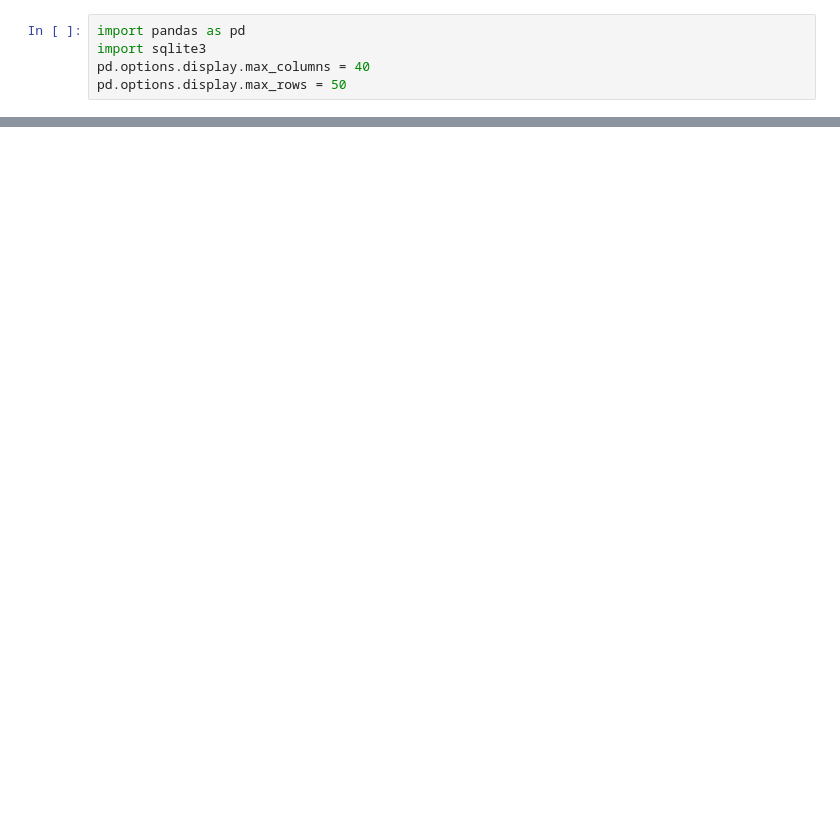
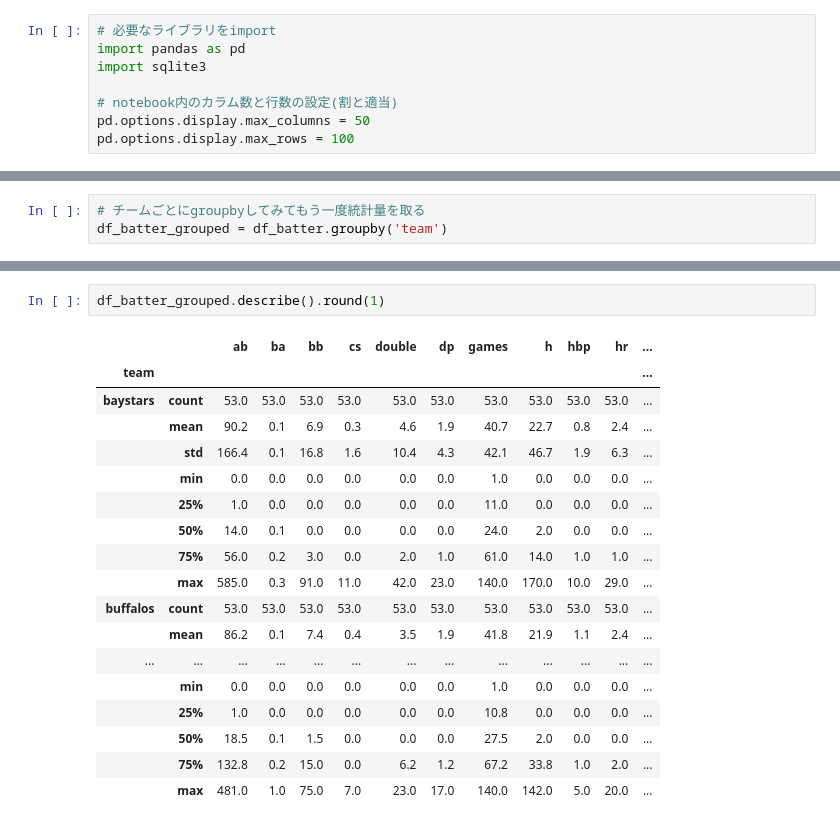
Before and after one commit to Shinichi-Nakagawa/jupyter-sample-baseball, a Jupyter notebook: baseball-sample-npb2017.ipynb, the cells around one changed output, grey strips where cells are left out. Cells and saved outputs as stored; diff of their text form; blank space fills up the shorter version.

```diff
--- a/baseball-sample-npb2017.ipynb
+++ b/baseball-sample-npb2017.ipynb
@@ -3,6 +1,9 @@
 # %%
+# 必要なライブラリをimport
 import pandas as pd
 import sqlite3
-pd.options.display.max_columns = 40
-pd.options.display.max_rows = 50
+
+# notebook内のカラム数と行数の設定(割と適当)
+pd.options.display.max_columns = 50
+pd.options.display.max_rows = 100
 # %%
@@ -81,0 +95,3 @@ df_pitcher
+# %%
+# チームごとにgroupbyしてみてもう一度統計量を取る
+df_batter_grouped = df_batter.groupby('team')
@@ -81,0 +115,21 @@ df_pitcher
+# %%
+df_batter_grouped.describe().round(1)
+# %% [output]
+|  |  | ab | ba | bb | cs | double | dp | games | h | hbp | hr | ... |
+| team |  |  |  |  |  |  |  |  |  |  |  | ... |
+| baystars | count | 53.0 | 53.0 | 53.0 | 53.0 | 53.0 | 53.0 | 53.0 | 53.0 | 53.0 | 53.0 | ... |
+|  | mean | 90.2 | 0.1 | 6.9 | 0.3 | 4.6 | 1.9 | 40.7 | 22.7 | 0.8 | 2.4 | ... |
+|  | std | 166.4 | 0.1 | 16.8 | 1.6 | 10.4 | 4.3 | 42.1 | 46.7 | 1.9 | 6.3 | ... |
+|  | min | 0.0 | 0.0 | 0.0 | 0.0 | 0.0 | 0.0 | 1.0 | 0.0 | 0.0 | 0.0 | ... |
+|  | 25% | 1.0 | 0.0 | 0.0 | 0.0 | 0.0 | 0.0 | 11.0 | 0.0 | 0.0 | 0.0 | ... |
+|  | 50% | 14.0 | 0.1 | 0.0 | 0.0 | 0.0 | 0.0 | 24.0 | 2.0 | 0.0 | 0.0 | ... |
+|  | 75% | 56.0 | 0.2 | 3.0 | 0.0 | 2.0 | 1.0 | 61.0 | 14.0 | 1.0 | 1.0 | ... |
+|  | max | 585.0 | 0.3 | 91.0 | 11.0 | 42.0 | 23.0 | 140.0 | 170.0 | 10.0 | 29.0 | ... |
+| buffalos | count | 53.0 | 53.0 | 53.0 | 53.0 | 53.0 | 53.0 | 53.0 | 53.0 | 53.0 | 53.0 | ... |
+|  | mean | 86.2 | 0.1 | 7.4 | 0.4 | 3.5 | 1.9 | 41.8 | 21.9 | 1.1 | 2.4 | ... |
+| ... | ... | ... | ... | ... | ... | ... | ... | ... | ... | ... | ... | ... |
+|  | min | 0.0 | 0.0 | 0.0 | 0.0 | 0.0 | 0.0 | 1.0 | 0.0 | 0.0 | 0.0 | ... |
+|  | 25% | 1.0 | 0.0 | 0.0 | 0.0 | 0.0 | 0.0 | 10.8 | 0.0 | 0.0 | 0.0 | ... |
+|  | 50% | 18.5 | 0.1 | 1.5 | 0.0 | 0.0 | 0.0 | 27.5 | 2.0 | 0.0 | 0.0 | ... |
+|  | 75% | 132.8 | 0.2 | 15.0 | 0.0 | 6.2 | 1.2 | 67.2 | 33.8 | 1.0 | 2.0 | ... |
+|  | max | 481.0 | 1.0 | 75.0 | 7.0 | 23.0 | 17.0 | 140.0 | 142.0 | 5.0 | 20.0 | ... |
```
Also changed, not shown: parts of 21 cells of this notebook.
